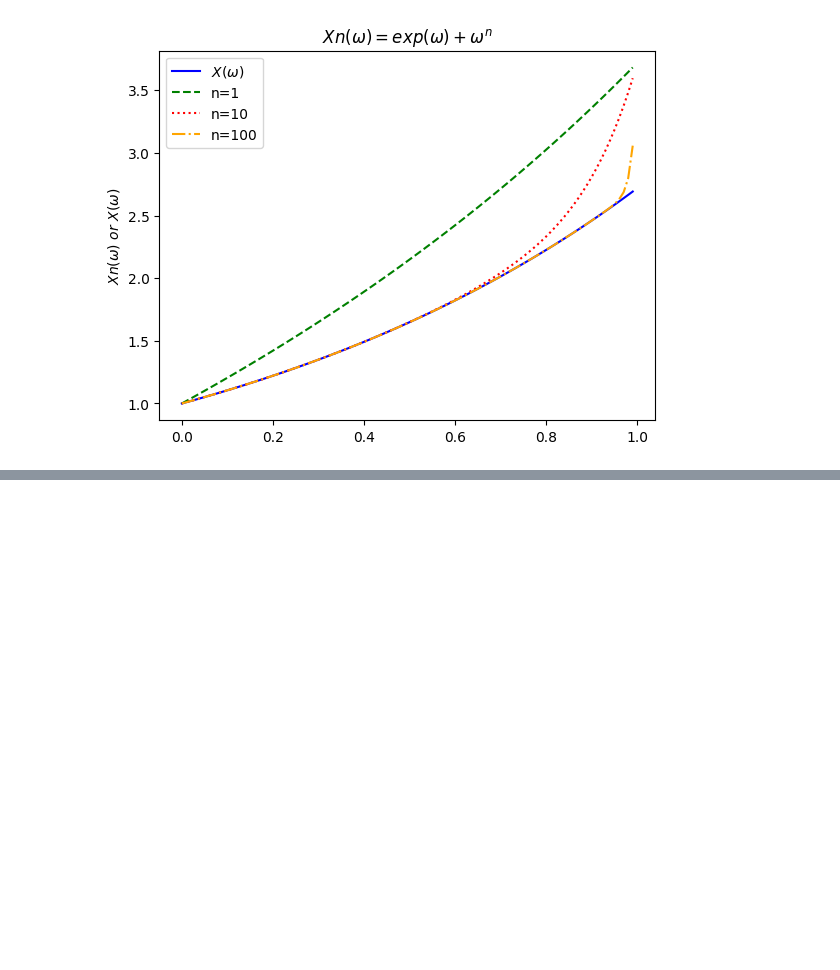
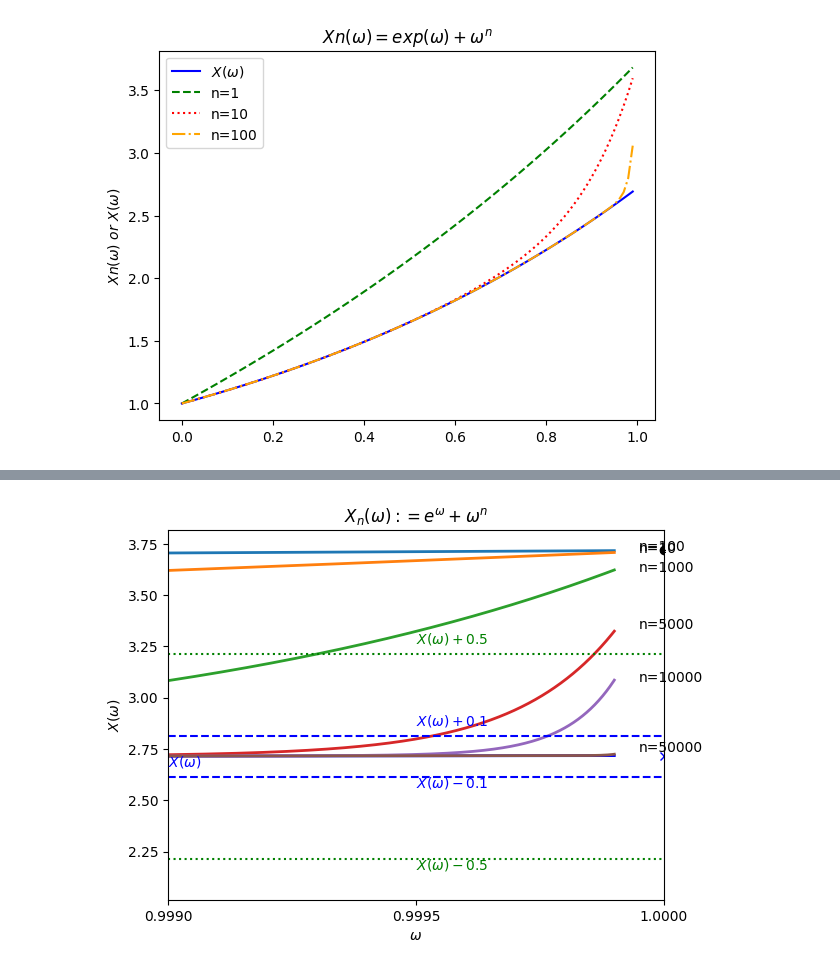
Before and after one commit to Bharat-Jambhulkar/Almost-Surely, a Jupyter notebook: concepts/Chapter 6/notebook.ipynb, the cells around one changed output, grey strips where cells are left out. Cells and saved outputs as stored; diff of their text form; code cells hidden in the pictures; blank space fills up the shorter version.

```diff
--- a/concepts/Chapter 6/notebook.ipynb
+++ b/concepts/Chapter 6/notebook.ipynb
@@ -43,0 +57,72 @@ plt.legend()
+# %%
+epsilon = np.array([0.1,0.5])
+XnMat = np.zeros((len(omegavec),len(nvec)))
+# %%
+for i in range(len(omegavec)):
+    omega = omegavec[i]
+
+    for j in range(len(nvec)):
+        n = nvec[j]
+        XnMat[i,j] = Xnw(n,omega)
+
+XVec = []
+for i in range(len(omegavec)):
+    omega = omegavec[i]
+    XVec.append(Xw(omega))
+# %%
+nlab = ["n=" + str(n) for n in nvec]
+# %%
+import matplotlib.pyplot as plt
+fig, ax = plt.subplots()
+
+# Main line
+ax.plot(omegavec, XVec, color='blue', linestyle='-', linewidth=2)
+
+# Axis limits
+ax.set_xlim(0.999, 1)
+ax.set_ylim(XVec[0] - 0.7, np.max(XnMat) + 0.1)
+
+# Remove default x ticks and set custom ones
+ax.set_xticks(np.arange(0.999, 1.0001, 0.0005))
+
+# Axis labels (math expression)
+ax.set_xlabel(r'$\omega$')
+ax.set_ylabel(r'$X(\omega)$')
+
+# Title (math expression)
+ax.set_title(r'$X_n(\omega) := e^{\omega} + \omega^n$')
+
+# Text label near first curve
+ax.text(0.999, XVec[0] - 0.05, r'$X(\omega)$', color='blue')
+
+# Loop over columns of XnMat
+for i in range(XnMat.shape[1]):
+    ax.plot(omegavec, XnMat[:, i],
+            linestyle='-',
+            linewidth=2)
+
+    ax.text(0.99995,
+            XnMat[-1, i] - 0.01 * (-1)**i,
+            nlab[i])
+
+# Horizontal dashed lines (epsilon[0])
+ax.axhline(XVec[0] + epsilon[0], color='blue', linestyle='--', linewidth=1.5)
+ax.axhline(XVec[0] - epsilon[0], color='blue', linestyle='--', linewidth=1.5)
+
+ax.text(0.9995, XVec[0] + 0.15, r'$X(\omega) + 0.1$', color='blue')
+ax.text(0.9995, XVec[0] - 0.15, r'$X(\omega) - 0.1$', color='blue')
+
+# Horizontal dotted lines (epsilon[1])
+ax.axhline(XVec[0] - epsilon[1], color='green', linestyle=':', linewidth=1.5)
+ax.axhline(XVec[0] + epsilon[1], color='green', linestyle=':', linewidth=1.5)
+
+ax.text(0.9995, XVec[0] + 0.55, r'$X(\omega) + 0.5$', color='green')
+ax.text(0.9995, XVec[0] - 0.55, r'$X(\omega) - 0.5$', color='green')
+
+# Points (type="p" equivalent)
+ax.plot(1, Xw(1), marker='x', color='blue')
+ax.plot(1, Xnw(100, 1), marker='o', color='black')
+
+plt.show()
+# %% [output]
+[figure, added]
```
Also changed, not shown: parts of 3 cells of this notebook.
